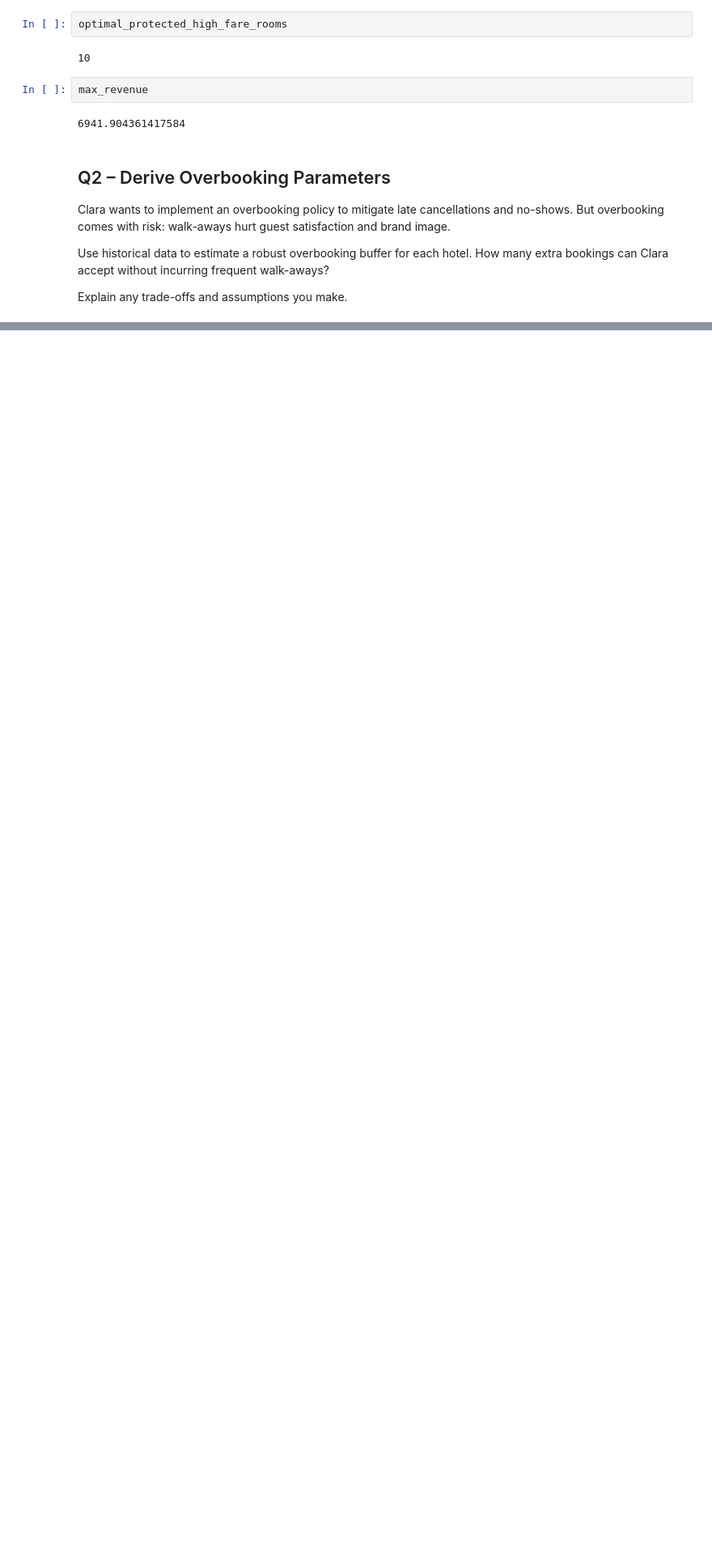
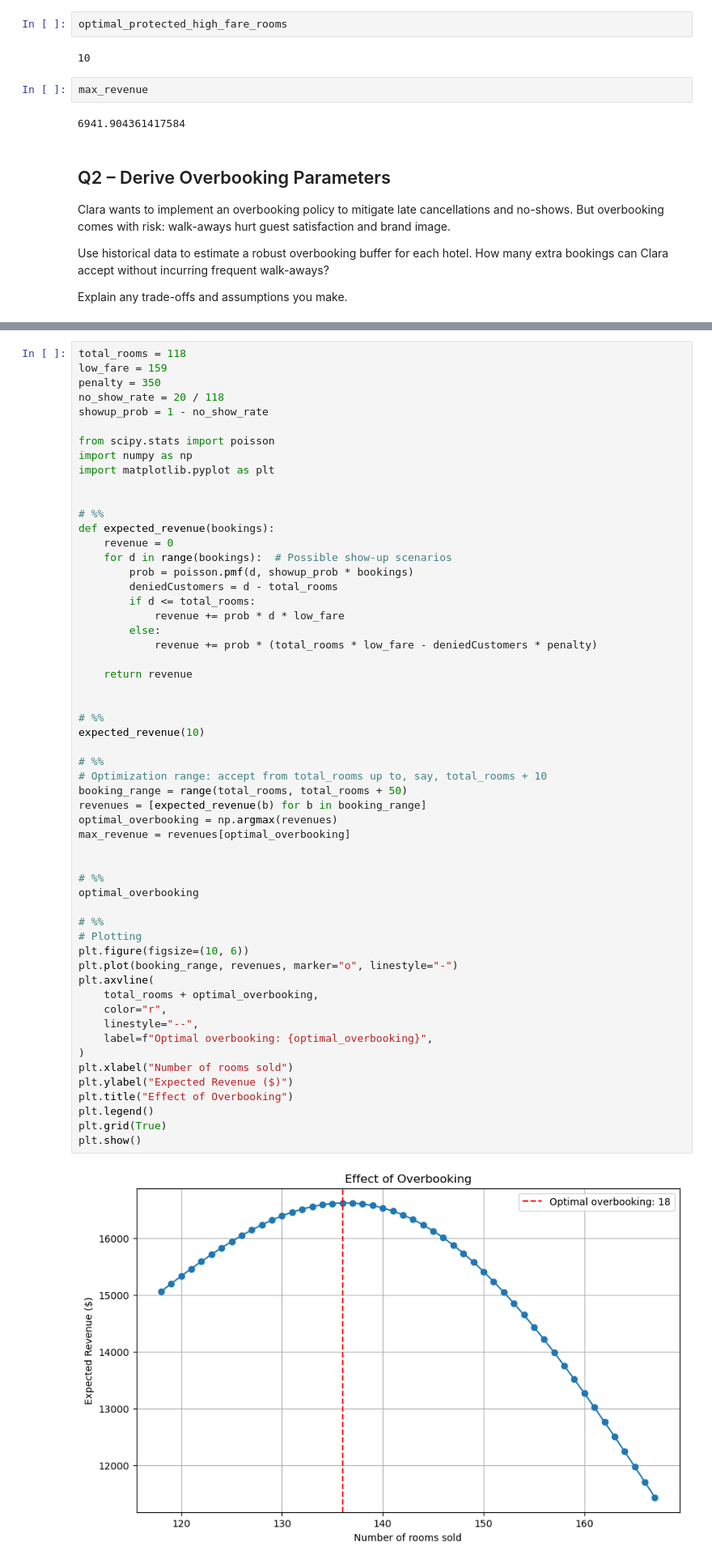
Before and after one commit to Omid-Sedighi-Mornani/case-study-template-revenue-management-Kilian-Jetschni-Omid-Sedighi-Mornani, a Jupyter notebook: solution.ipynb, the cells around one changed output, grey strips where cells are left out. Shown at 81% size. Drawn from its saved outputs; the diff is of its cells as text; blank space fills up the shorter version.

```diff
--- a/solution.ipynb
+++ b/solution.ipynb
@@ -698,3 +714,61 @@ Explain any trade-offs and assumptions you make.
+# %%
+total_rooms = 118
+low_fare = 159
+penalty = 350
+no_show_rate = 20 / 118
+showup_prob = 1 - no_show_rate
+
+from scipy.stats import poisson
+import numpy as np
+import matplotlib.pyplot as plt
+
+
+# %%
+def expected_revenue(bookings):
+    revenue = 0
+    for d in range(bookings):  # Possible show-up scenarios
+        prob = poisson.pmf(d, showup_prob * bookings)
+        deniedCustomers = d - total_rooms
+        if d <= total_rooms:
+            revenue += prob * d * low_fare
+        else:
+            revenue += prob * (total_rooms * low_fare - deniedCustomers * penalty)
+
+    return revenue
+
+
+# %%
+expected_revenue(10)
+
+# %%
+# Optimization range: accept from total_rooms up to, say, total_rooms + 10
+booking_range = range(total_rooms, total_rooms + 50)
+revenues = [expected_revenue(b) for b in booking_range]
+optimal_overbooking = np.argmax(revenues)
+max_revenue = revenues[optimal_overbooking]
+
+
+# %%
+optimal_overbooking
+
+# %%
+# Plotting
+plt.figure(figsize=(10, 6))
+plt.plot(booking_range, revenues, marker="o", linestyle="-")
+plt.axvline(
+    total_rooms + optimal_overbooking,
+    color="r",
+    linestyle="--",
+    label=f"Optimal overbooking: {optimal_overbooking}",
+)
+plt.xlabel("Number of rooms sold")
+plt.ylabel("Expected Revenue ($)")
+plt.title("Effect of Overbooking")
+plt.legend()
+plt.grid(True)
+plt.show()
+# %% [output]
+[figure, added]
 # %% [markdown]
 ## Q3 – Seasonally Update Your Rules
 
```
Also changed, not shown: parts of 4 cells of this notebook.
